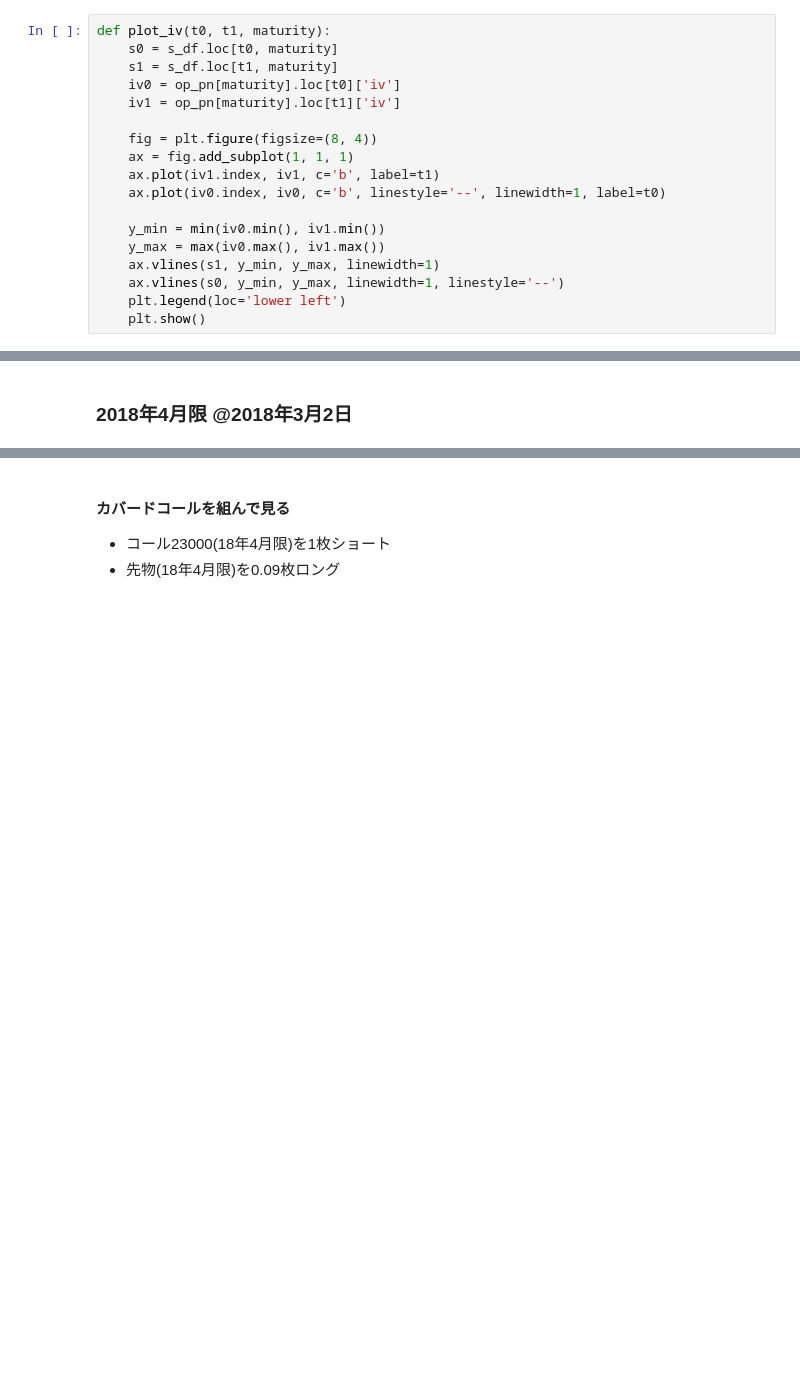
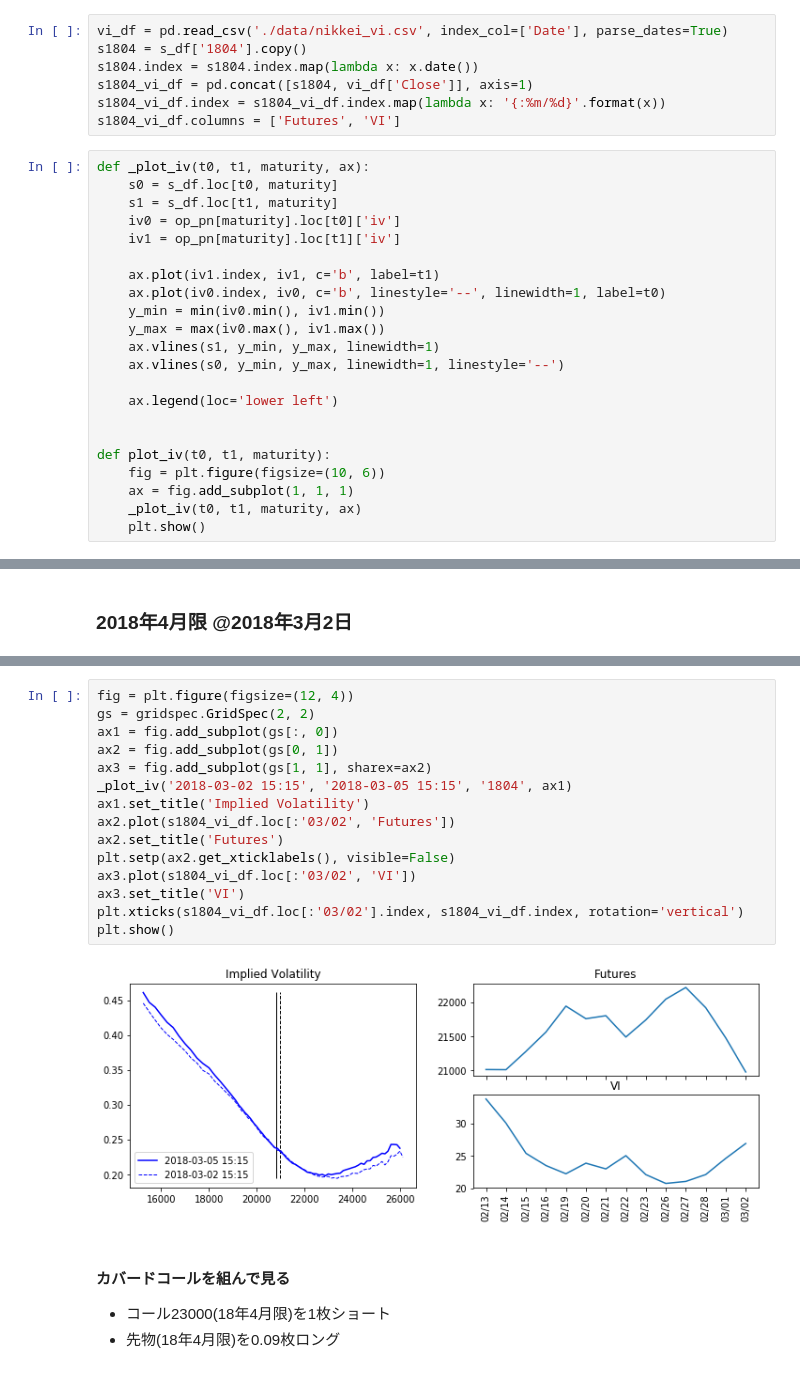
Before and after one commit to drillan/option-old, a Jupyter notebook: CaseStudy.ipynb, the cells around one changed output, grey strips where cells are left out. Saved outputs shown, nothing was run; the diff lists cells and outputs as text; blank space fills up the shorter version.

```diff
--- a/CaseStudy.ipynb
+++ b/CaseStudy.ipynb
@@ -10,23 +9,34 @@ s_df = pd.read_pickle('./data/s.pickle')
 op_pn1 = pd.read_pickle('./data/op1.pickle')
 op_pn2 = pd.read_pickle('./data/op2.pickle')
 op_pn = {'1803': op_pn1, '1804': op_pn2}
+# %%
+vi_df = pd.read_csv('./data/nikkei_vi.csv', index_col=['Date'], parse_dates=True)
+s1804 = s_df['1804'].copy()
+s1804.index = s1804.index.map(lambda x: x.date())
+s1804_vi_df = pd.concat([s1804, vi_df['Close']], axis=1)
+s1804_vi_df.index = s1804_vi_df.index.map(lambda x: '{:%m/%d}'.format(x))
+s1804_vi_df.columns = ['Futures', 'VI']
 # %%
-def plot_iv(t0, t1, maturity):
+def _plot_iv(t0, t1, maturity, ax):
     s0 = s_df.loc[t0, maturity]
     s1 = s_df.loc[t1, maturity]
     iv0 = op_pn[maturity].loc[t0]['iv']
     iv1 = op_pn[maturity].loc[t1]['iv']
 
-    fig = plt.figure(figsize=(8, 4))
-    ax = fig.add_subplot(1, 1, 1)
     ax.plot(iv1.index, iv1, c='b', label=t1)
     ax.plot(iv0.index, iv0, c='b', linestyle='--', linewidth=1, label=t0)
-
     y_min = min(iv0.min(), iv1.min())
     y_max = max(iv0.max(), iv1.max())
     ax.vlines(s1, y_min, y_max, linewidth=1)
     ax.vlines(s0, y_min, y_max, linewidth=1, linestyle='--')
-    plt.legend(loc='lower left')
+
+    ax.legend(loc='lower left')
+
+
+def plot_iv(t0, t1, maturity):
+    fig = plt.figure(figsize=(10, 6))
+    ax = fig.add_subplot(1, 1, 1)
+    _plot_iv(t0, t1, maturity, ax)
     plt.show()
 # %%
 class Portfolio:
@@ -97,3 +107,20 @@ plot_iv('2018-03-01 15:15', '2018-03-02 15:15', '1804')
+# %%
+fig = plt.figure(figsize=(12, 4))
+gs = gridspec.GridSpec(2, 2)
+ax1 = fig.add_subplot(gs[:, 0])
+ax2 = fig.add_subplot(gs[0, 1])
+ax3 = fig.add_subplot(gs[1, 1], sharex=ax2)
+_plot_iv('2018-03-02 15:15', '2018-03-05 15:15', '1804', ax1)
+ax1.set_title('Implied Volatility')
+ax2.plot(s1804_vi_df.loc[:'03/02', 'Futures'])
+ax2.set_title('Futures')
+plt.setp(ax2.get_xticklabels(), visible=False)
+ax3.plot(s1804_vi_df.loc[:'03/02', 'VI'])
+ax3.set_title('VI')
+plt.xticks(s1804_vi_df.loc[:'03/02'].index, s1804_vi_df.index, rotation='vertical')
+plt.show()
+# %% [output]
+[figure, added]
 # %% [markdown]
 #### カバードコールを組んで見る
 
```
Also changed, not shown: parts of 5 cells of this notebook, 5 other files.
